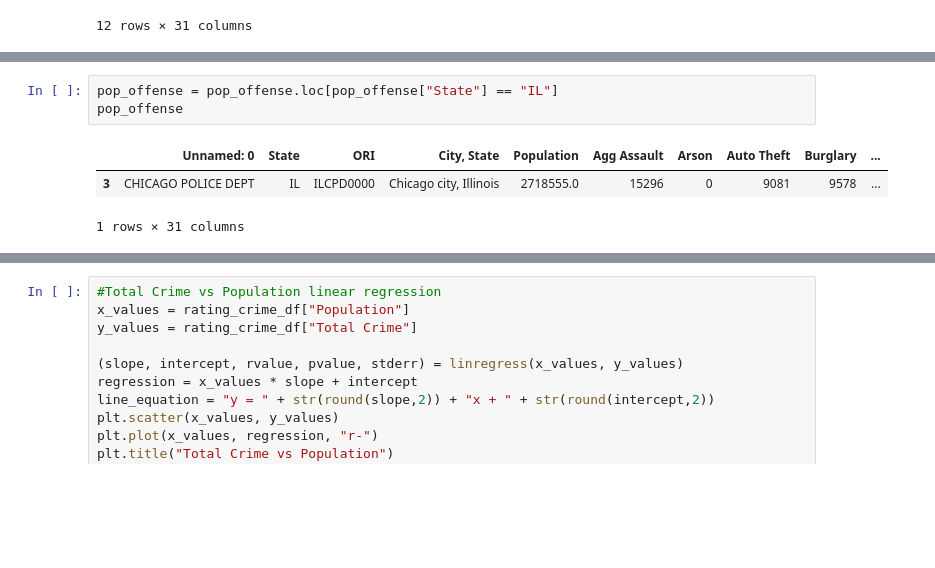
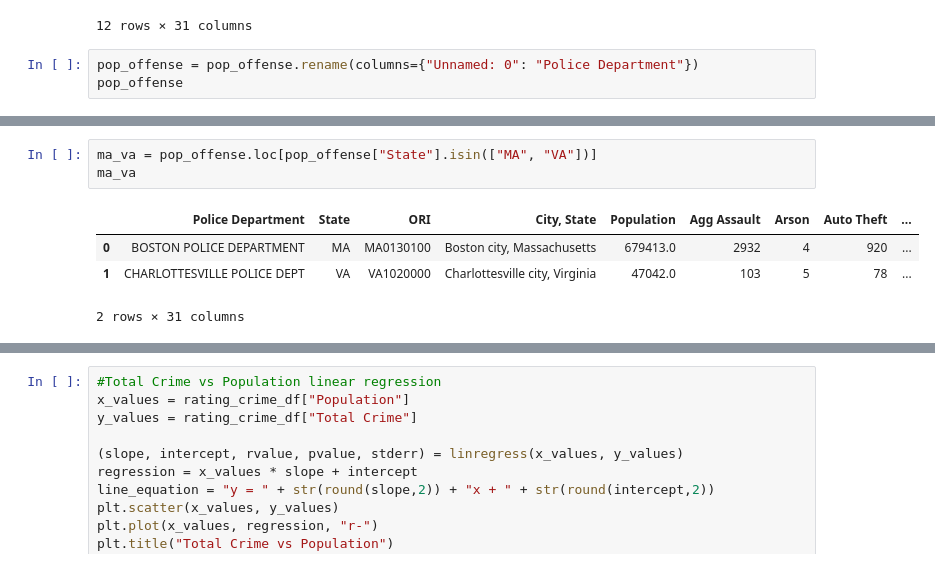
Before and after one commit to meghanvl/project_won, a Jupyter notebook: Visualizations.ipynb, the cells around one changed output, grey strips where cells are left out. Saved outputs shown, nothing was run; the diff lists cells and outputs as text; blank space fills up the shorter version.

```diff
--- a/Visualizations.ipynb
+++ b/Visualizations.ipynb
@@ -249,3 +269,6 @@ pop_offense
 | 10 | SAN FRANCISCO POLICE DEPARTMENT | CA | CA0380100 | San Francisco city, California | 870044.0 | 2514 | 56 | 4249 | 4644 | ... |
 | 11 | SIOUX FALLS POLICE DEPARTMENT | SD | SD0490200 | Sioux Falls city, South Dakota | 174151.0 | 709 | 29 | 658 | 695 | ... |
 12 rows × 31 columns
+# %%
+pop_offense = pop_offense.rename(columns={"Unnamed: 0": "Police Department"})
+pop_offense
@@ -252,7 +290,8 @@ pop_offense
 # %%
-pop_offense = pop_offense.loc[pop_offense["State"] == "IL"]
-pop_offense
+ma_va = pop_offense.loc[pop_offense["State"].isin(["MA", "VA"])]
+ma_va
 # %% [output]
-|  | Unnamed: 0 | State | ORI | City, State | Population | Agg Assault | Arson | Auto Theft | Burglary | ... |
-| 3 | CHICAGO POLICE DEPT | IL | ILCPD0000 | Chicago city, Illinois | 2718555.0 | 15296 | 0 | 9081 | 9578 | ... |
+|  | Police Department | State | ORI | City, State | Population | Agg Assault | Arson | Auto Theft | ... |
+| 0 | BOSTON POLICE DEPARTMENT | MA | MA0130100 | Boston city, Massachusetts | 679413.0 | 2932 | 4 | 920 | ... |
+| 1 | CHARLOTTESVILLE POLICE DEPT | VA | VA1020000 | Charlottesville city, Virginia | 47042.0 | 103 | 5 | 78 | ... |
-1 rows × 31 columns
+2 rows × 31 columns
```
Also changed, not shown: parts of 11 cells of this notebook.
